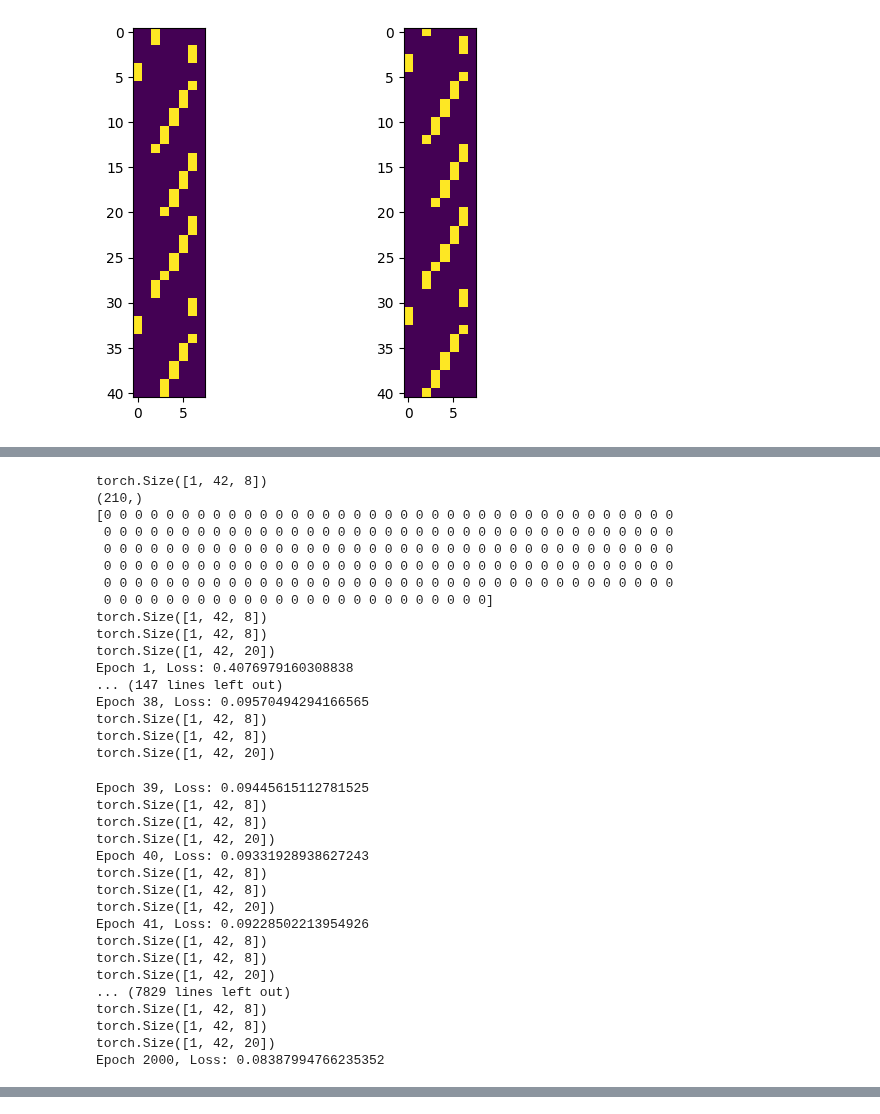
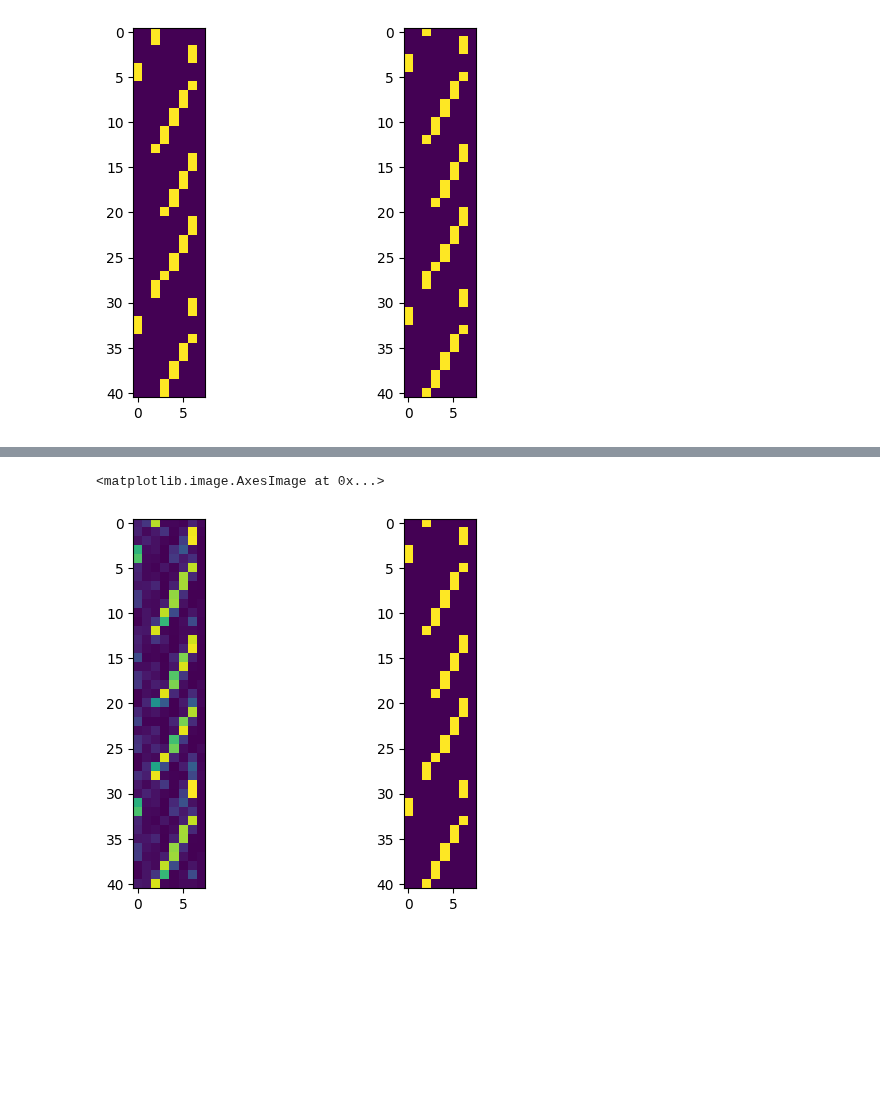
Before and after one commit to Ahmadar91/Master-sThesis, a Jupyter notebook: altModel.ipynb, the cells around one changed output, grey strips where cells are left out. Cells and saved outputs as stored; diff of their text form; code cells hidden in the pictures; blank space fills up the shorter version.

Commit message:
RNNA works

```diff
--- a/altModel.ipynb
+++ b/altModel.ipynb
@@ -719,71 +817,14 @@ class RNNA(nn.Module):
                 O.append(out.detach().numpy().flatten())
 
         return np.array(O), np.array(H)
-# %%
-# Convert numpy arrays to tensors
-input_tensor = torch.tensor(I, dtype=torch.float32)
-target_tensor = torch.tensor(O, dtype=torch.long)
-target_tensor = torch.tensor(numpy.random.random((1, 42, 8)), dtype=torch.float32)
-input_tensor = torch.tensor(numpy.random.random((1, 42, 8)), dtype=torch.float32)
-# Model, loss, and optimizer
-model = RNNA(hidden_dim=20, inp=8)
-criterion = nn.MSELoss()
-optimizer = optim.Adam(model.parameters(), lr=0.001)
-
-print(input_tensor.shape)
-print(I.shape)
-print(I)
-# Training loop
-epochs = 2000
-for epoch in range(epochs):
-    optimizer.zero_grad()
-    output = model(input_tensor)
-    loss = criterion(output, target_tensor)
-    loss.backward()
-    optimizer.step()
-    print(f"Epoch {epoch+1}, Loss: {loss.item()}")
-# %% [output]
-torch.Size([1, 42, 8])
-(210,)
-[0 0 0 0 0 0 0 0 0 0 0 0 0 0 0 0 0 0 0 0 0 0 0 0 0 0 0 0 0 0 0 0 0 0 0 0 0
- 0 0 0 0 0 0 0 0 0 0 0 0 0 0 0 0 0 0 0 0 0 0 0 0 0 0 0 0 0 0 0 0 0 0 0 0 0
- 0 0 0 0 0 0 0 0 0 0 0 0 0 0 0 0 0 0 0 0 0 0 0 0 0 0 0 0 0 0 0 0 0 0 0 0 0
- 0 0 0 0 0 0 0 0 0 0 0 0 0 0 0 0 0 0 0 0 0 0 0 0 0 0 0 0 0 0 0 0 0 0 0 0 0
- 0 0 0 0 0 0 0 0 0 0 0 0 0 0 0 0 0 0 0 0 0 0 0 0 0 0 0 0 0 0 0 0 0 0 0 0 0
- 0 0 0 0 0 0 0 0 0 0 0 0 0 0 0 0 0 0 0 0 0 0 0 0 0]
-torch.Size([1, 42, 8])
-torch.Size([1, 42, 8])
-torch.Size([1, 42, 20])
-Epoch 1, Loss: 0.4076979160308838
-... (147 lines left out)
-Epoch 38, Loss: 0.09570494294166565
-torch.Size([1, 42, 8])
-torch.Size([1, 42, 8])
-torch.Size([1, 42, 20])
-Epoch 39, Loss: 0.09445615112781525
-torch.Size([1, 42, 8])
-torch.Size([1, 42, 8])
-torch.Size([1, 42, 20])
-Epoch 40, Loss: 0.09331928938627243
-torch.Size([1, 42, 8])
-torch.Size([1, 42, 8])
-torch.Size([1, 42, 20])
-Epoch 41, Loss: 0.09228502213954926
-torch.Size([1, 42, 8])
-torch.Size([1, 42, 8])
-torch.Size([1, 42, 20])
-... (7829 lines left out)
-torch.Size([1, 42, 8])
-torch.Size([1, 42, 8])
-torch.Size([1, 42, 20])
-Epoch 2000, Loss: 0.08387994766235352
 # %%
-model = RNNA(hidden_dim=20, inp=8)
+model = RNNA()
 
-songs =  list(range(10))
+songs =  list(range(5))
 
 # Loss function and optimizer
 criterion = nn.MSELoss()
+#criterion = nn.CrossEntropyLoss()
 optimizer = optim.Adam(model.parameters())
 
 num_epochs = 1000  # Number of times to iterate over the entire dataset
@@ -813,4 +854,9 @@ for epoch in range(num_epochs):
         acc[song]=loss.item()
     if epoch%10==0:
         print(f'Epoch {epoch+1}, Loss: {mean(acc)}, Losses: {numpy.round(acc,2)}')
+
+subplot(1,2,1)
+imshow(outputs.detach().numpy()[0])
+subplot(1,2,2)
+imshow(targets[0])
 # %% [output]
@@ -834,3 +880,5 @@ Epoch 991, Loss: 0.1018442988395691, Losses: [0.1 0.1 0.1 0.1 0.1 0.1 0.1 0.1 0.
+<matplotlib.image.AxesImage at 0x...>
+[figure, added]
 # %%
 outputs
 # %% [output]
```
Also changed, not shown: parts of 10 cells of this notebook, 1 other file.
